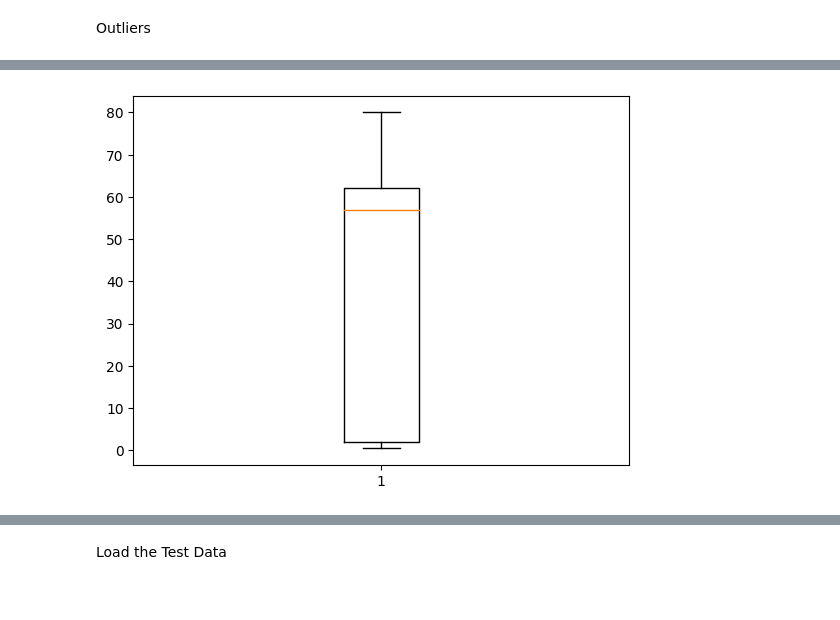
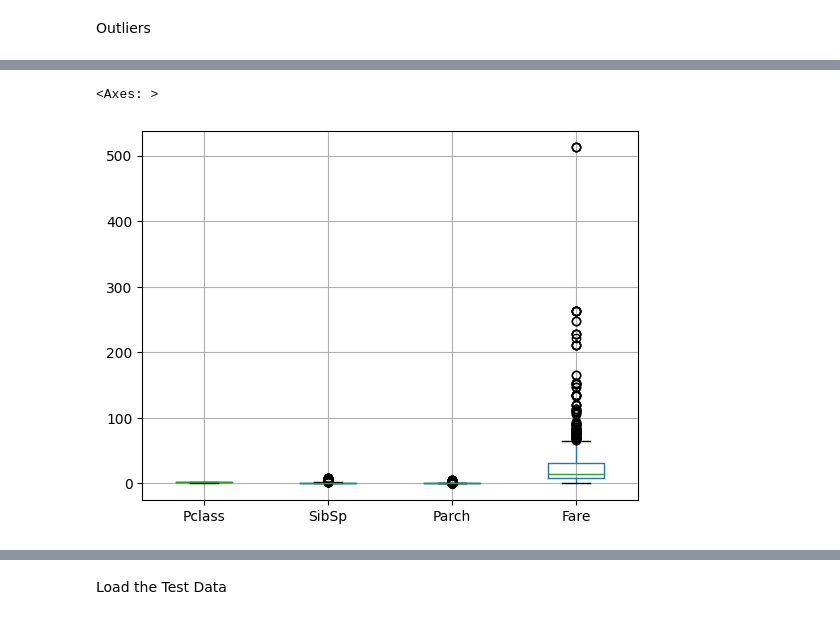
Before and after one commit to dawoodrizwan-05/Data-Science-Titanic-Dataset-Exploration-and-Cleaning, a Jupyter notebook: code.ipynb, the cells around one changed output, grey strips where cells are left out. Cells and saved outputs as stored; diff of their text form; code cells hidden in the pictures.

Commit message:
Handling Outliers

```diff
--- a/code.ipynb
+++ b/code.ipynb
@@ -308,12 +299,5 @@ plt.show()
-# %%
-column = train_data['Age']
-Q1 = column.quantile(0.25)
-Q3 = column.quantile(0.75)
-IQR = Q3 - Q1
-lower_bound = Q1 - 1.5 * IQR
-upper_bound = Q3 + 1.5 * IQR
-outliers = column[(column < lower_bound) | (column > upper_bound)]
-plt.boxplot(outliers)
-plt.show()
-# %% [output]
-[figure, removed]
+# %%
+train_data.boxplot(['Pclass','SibSp','Parch','Fare'])
+# %% [output]
+<Axes: >
+[figure, added]
```
Also changed, not shown: parts of 21 cells of this notebook.
